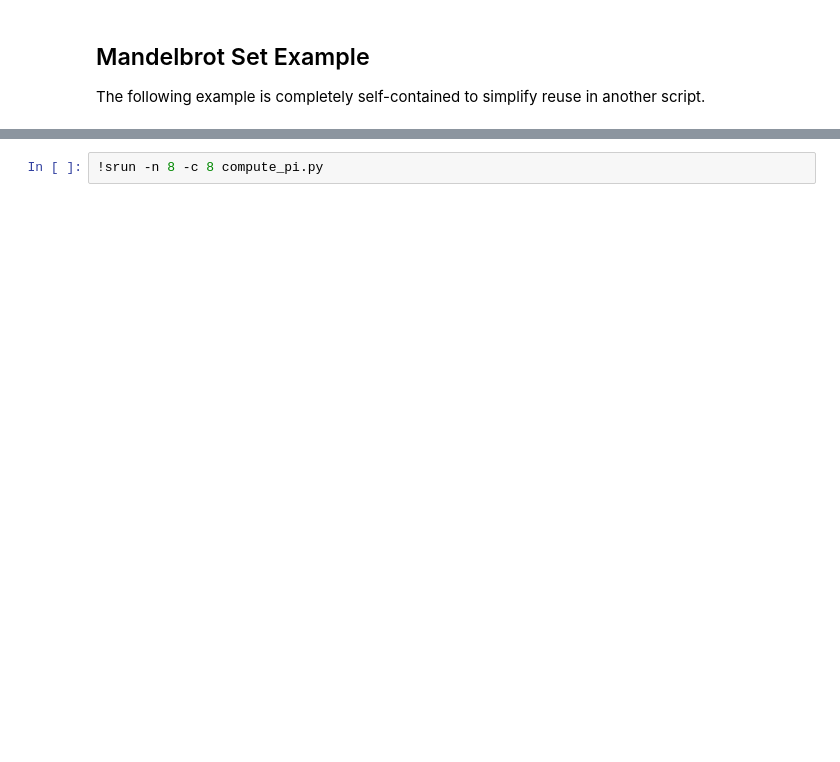
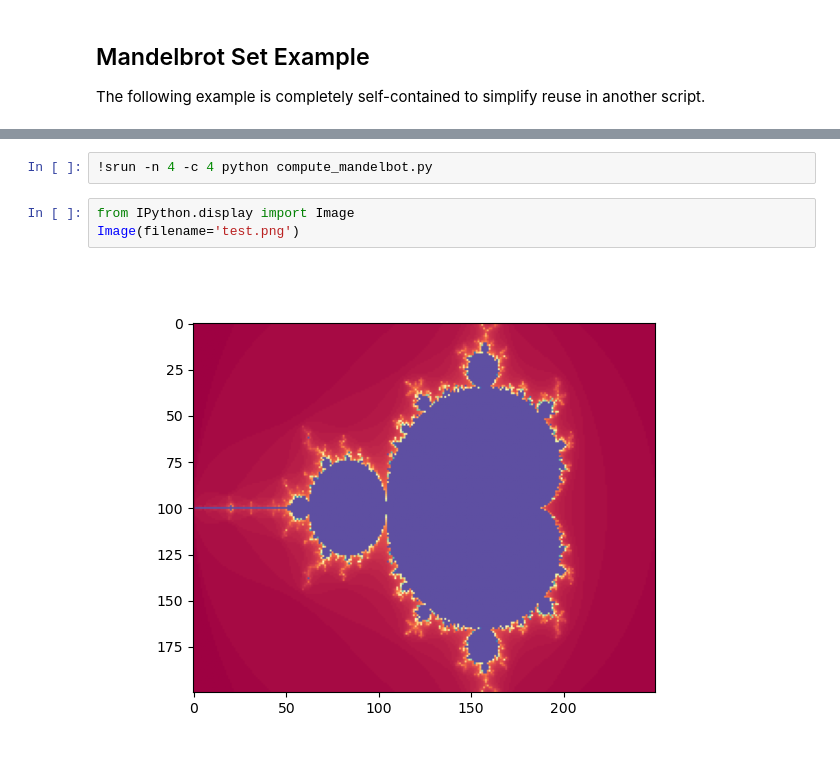
Before and after one commit to pyHPC/pyhpc-tutorial, a Jupyter notebook: notebooks/8__mpi.ipynb, the cells around one changed output, grey strips where cells are left out. Cells and saved outputs as stored; diff of their text form; blank space fills up the shorter version.

```diff
--- a/notebooks/8__mpi.ipynb
+++ b/notebooks/8__mpi.ipynb
@@ -245,2 +316,7 @@ if rank==0:
 # %%
-!srun -n 8 -c 8 compute_pi.py
+!srun -n 4 -c 4 python compute_mandelbot.py
+# %%
+from IPython.display import Image
+Image(filename='test.png')
+# %% [output]
+[figure, added]
```
Also changed, not shown: parts of 24 cells of this notebook.
